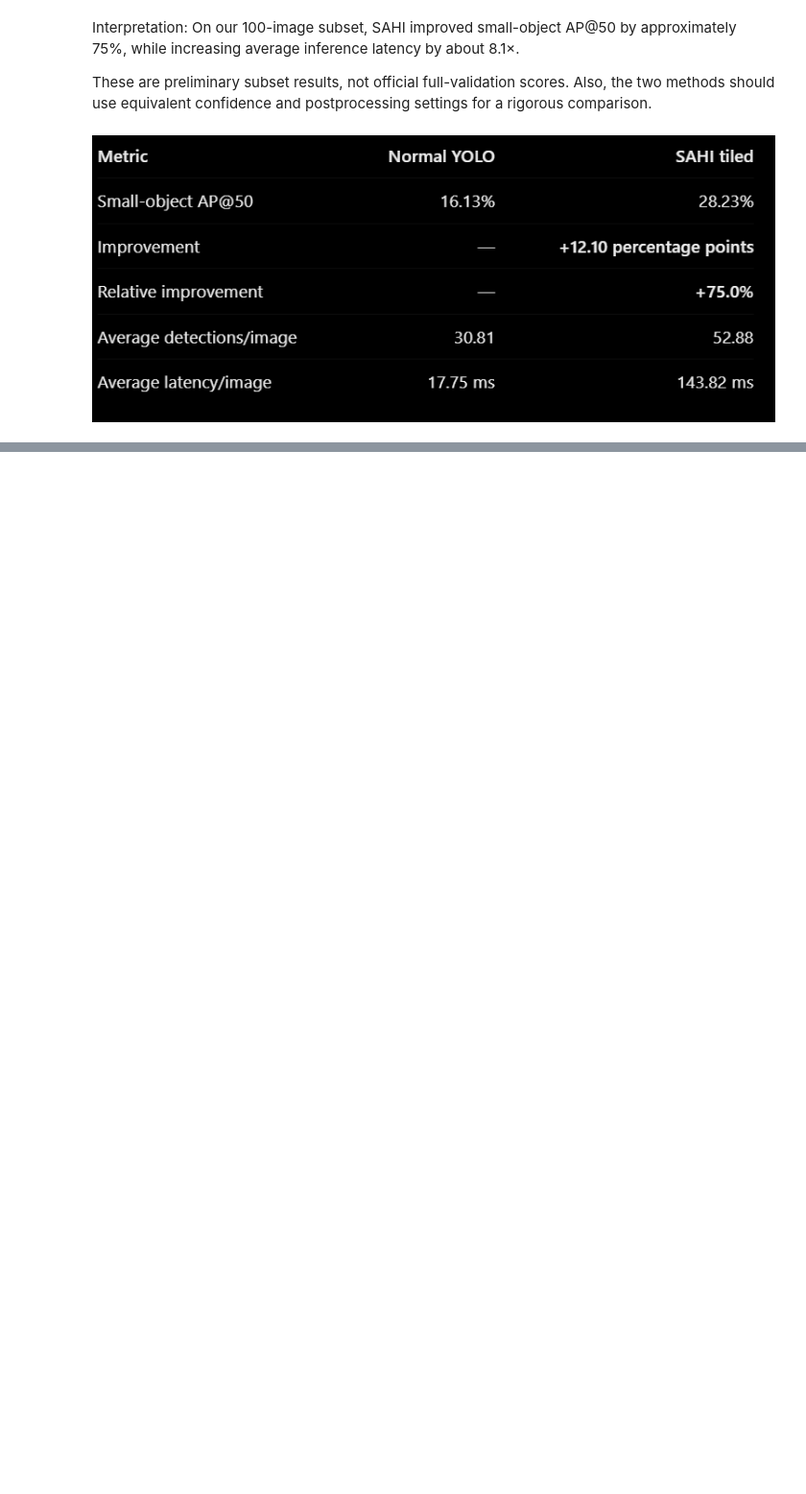
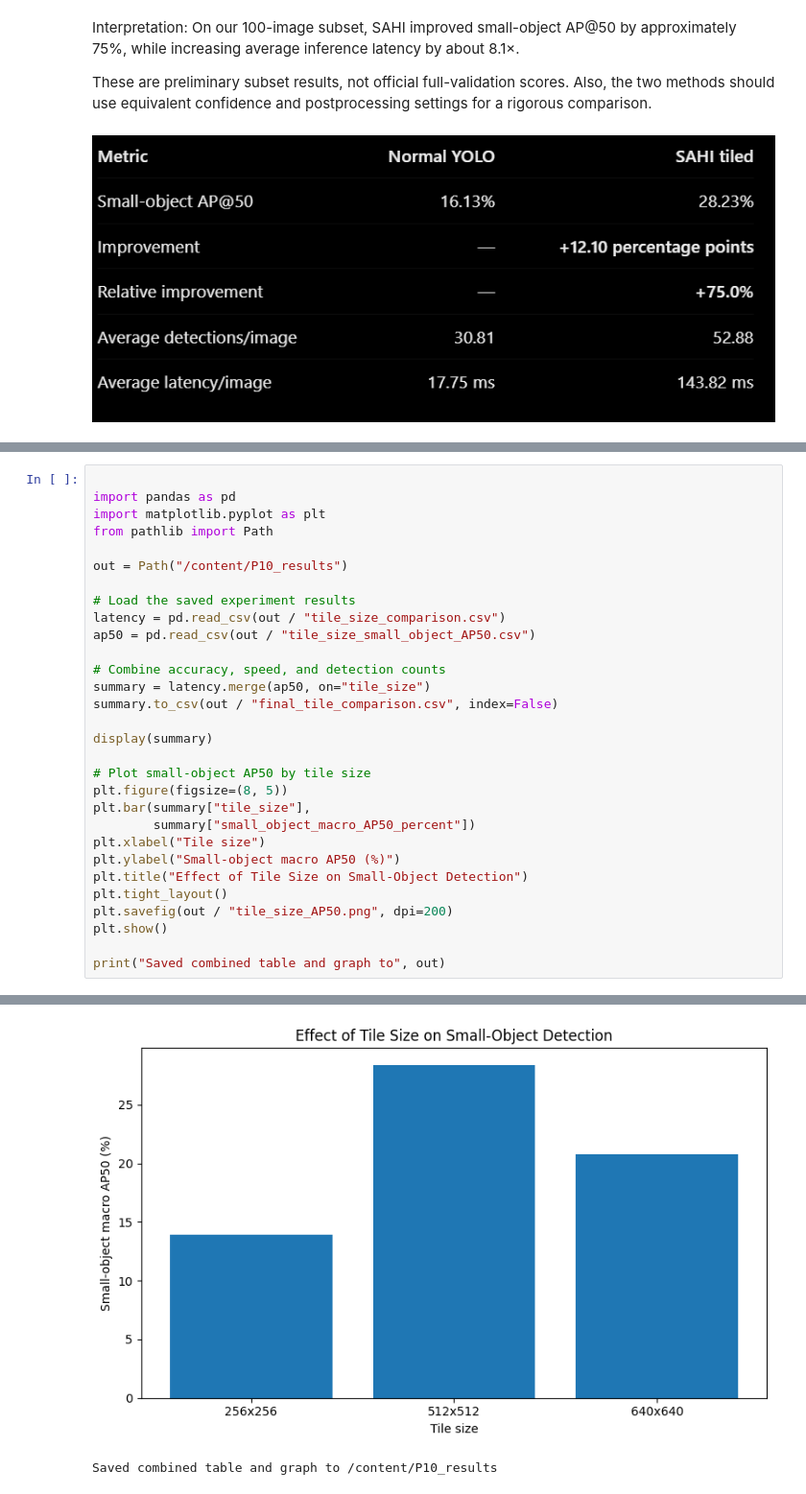
Before and after one commit to Ananyasaini06/Small-Object-Detection, a Jupyter notebook: Small_Object_Detection.ipynb, the cells around one changed output, grey strips where cells are left out. Shown at 96% size. Drawn from its saved outputs; the diff is of its cells as text; blank space fills up the shorter version.

```diff
--- a/Small_Object_Detection.ipynb
+++ b/Small_Object_Detection.ipynb
@@ -793,0 +1132,31 @@ files.download(zip_path)
+# %%
+
+import pandas as pd
+import matplotlib.pyplot as plt
+from pathlib import Path
+
+out = Path("/content/P10_results")
+
+# Load the saved experiment results
+latency = pd.read_csv(out / "tile_size_comparison.csv")
+ap50 = pd.read_csv(out / "tile_size_small_object_AP50.csv")
+
+# Combine accuracy, speed, and detection counts
+summary = latency.merge(ap50, on="tile_size")
+summary.to_csv(out / "final_tile_comparison.csv", index=False)
+
+display(summary)
+
+# Plot small-object AP50 by tile size
+plt.figure(figsize=(8, 5))
+plt.bar(summary["tile_size"],
+        summary["small_object_macro_AP50_percent"])
+plt.xlabel("Tile size")
+plt.ylabel("Small-object macro AP50 (%)")
+plt.title("Effect of Tile Size on Small-Object Detection")
+plt.tight_layout()
+plt.savefig(out / "tile_size_AP50.png", dpi=200)
+plt.show()
+
+print("Saved combined table and graph to", out)
+# %% [output]
@@ -793,0 +1167,2 @@ files.download(zip_path)
+[figure, added]
+Saved combined table and graph to /content/P10_results
```
Also changed, not shown: parts of 14 cells of this notebook.
